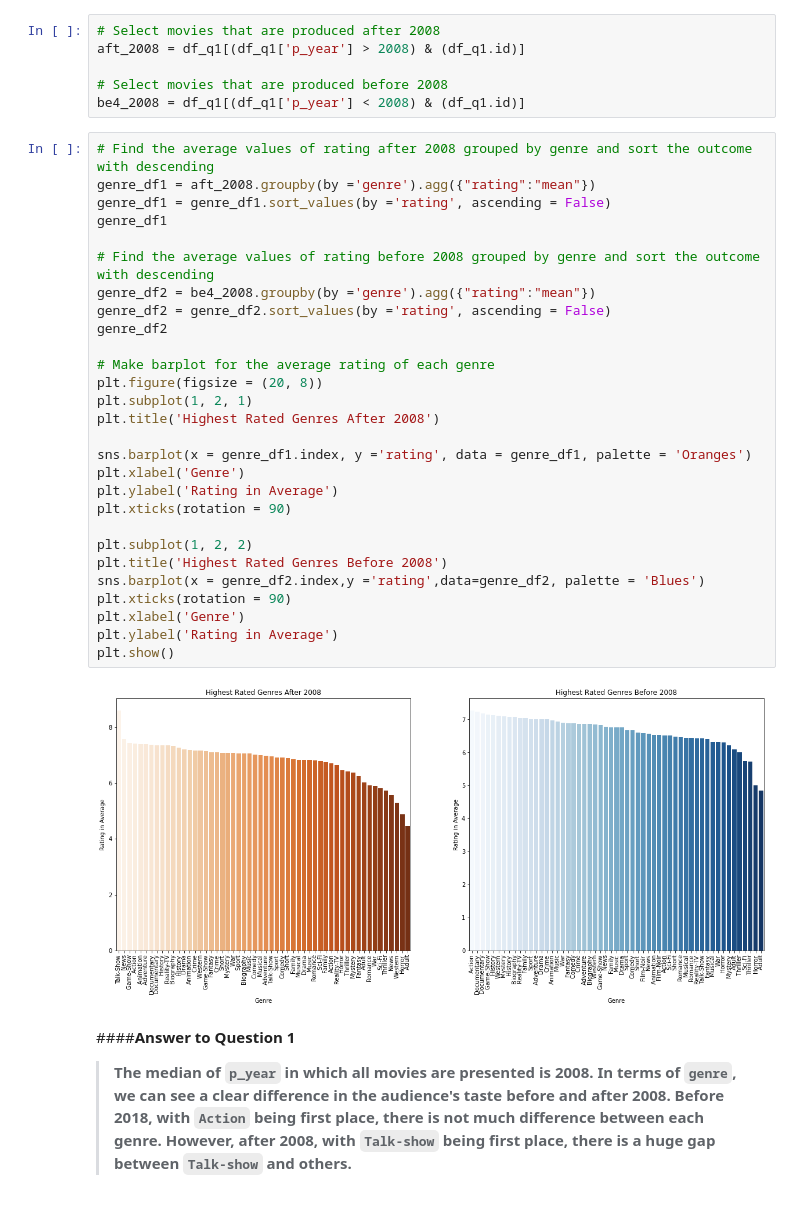
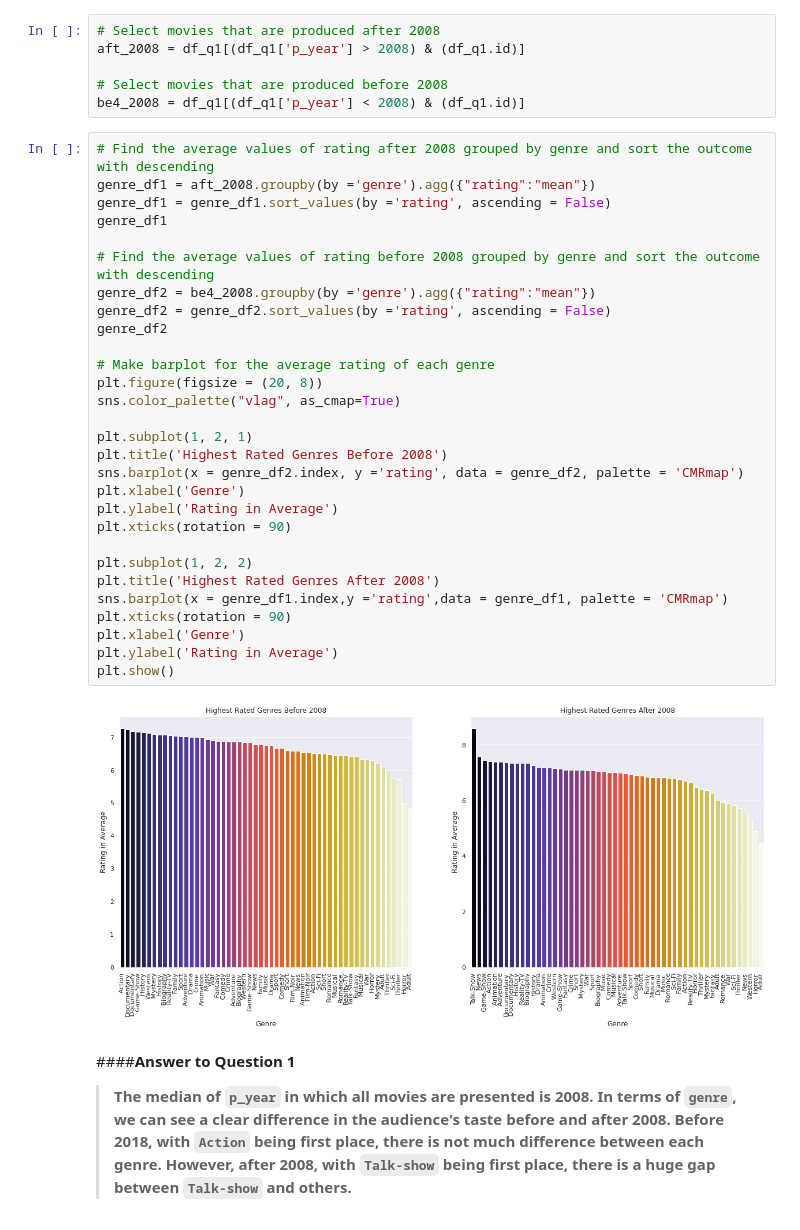
Before and after one commit to ken911312516/B6-Analysis-of-Influencing-Factors-in-Global-Film-Rating, a Jupyter notebook: B6_Analysis_of_Influencing_Factors_in_Global_Film_Rating.ipynb, the cells around one changed output. Cells and saved outputs as stored; diff of their text form.

```diff
--- a/B6_Analysis_of_Influencing_Factors_in_Global_Film_Rating.ipynb
+++ b/B6_Analysis_of_Influencing_Factors_in_Global_Film_Rating.ipynb
@@ -300,33 +492,34 @@ be4_2008 = df_q1[(df_q1['p_year'] < 2008) & (df_q1.id)]
 # %%
 # Find the average values of rating after 2008 grouped by genre and sort the outcome with descending
 genre_df1 = aft_2008.groupby(by ='genre').agg({"rating":"mean"})
 genre_df1 = genre_df1.sort_values(by ='rating', ascending = False)
 genre_df1
 
 # Find the average values of rating before 2008 grouped by genre and sort the outcome with descending
 genre_df2 = be4_2008.groupby(by ='genre').agg({"rating":"mean"})
 genre_df2 = genre_df2.sort_values(by ='rating', ascending = False)
 genre_df2
 
 # Make barplot for the average rating of each genre
 plt.figure(figsize = (20, 8))
+sns.color_palette("vlag", as_cmap=True)
+
 plt.subplot(1, 2, 1)
-plt.title('Highest Rated Genres After 2008')
-
-sns.barplot(x = genre_df1.index, y ='rating', data = genre_df1, palette = 'Oranges')
+plt.title('Highest Rated Genres Before 2008')
+sns.barplot(x = genre_df2.index, y ='rating', data = genre_df2, palette = 'CMRmap')
 plt.xlabel('Genre')
 plt.ylabel('Rating in Average')
 plt.xticks(rotation = 90)
 
 plt.subplot(1, 2, 2)
-plt.title('Highest Rated Genres Before 2008')
-sns.barplot(x = genre_df2.index,y ='rating',data=genre_df2, palette = 'Blues')
+plt.title('Highest Rated Genres After 2008')
+sns.barplot(x = genre_df1.index,y ='rating',data = genre_df1, palette = 'CMRmap')
 plt.xticks(rotation = 90)
 plt.xlabel('Genre')
 plt.ylabel('Rating in Average')
 plt.show()
 # %% [output]
-[figure, old version]
+[figure, new version]
 # %% [markdown]
 ####**Answer to Question 1**
 
```
Also changed, not shown: parts of 42 cells of this notebook.
